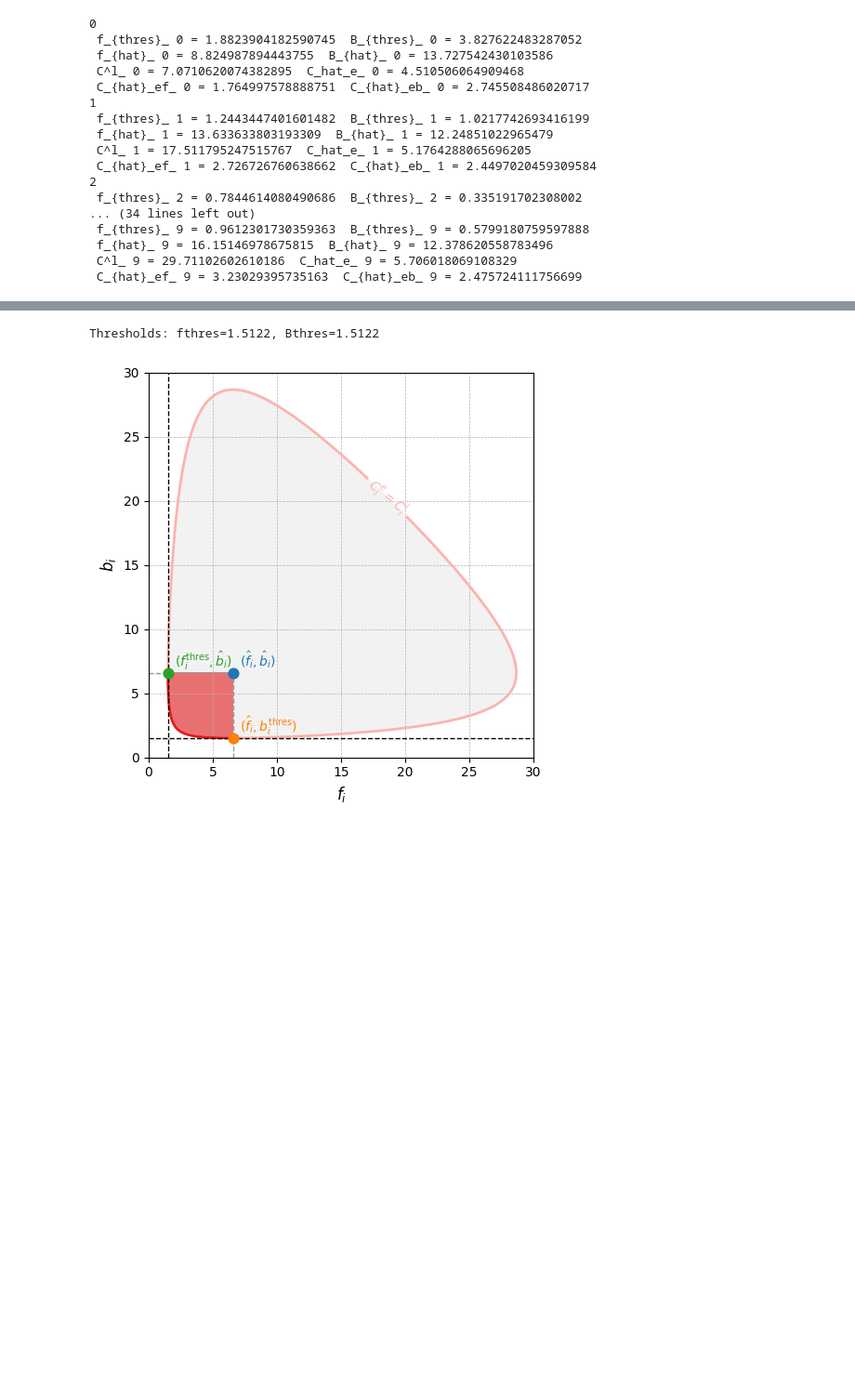
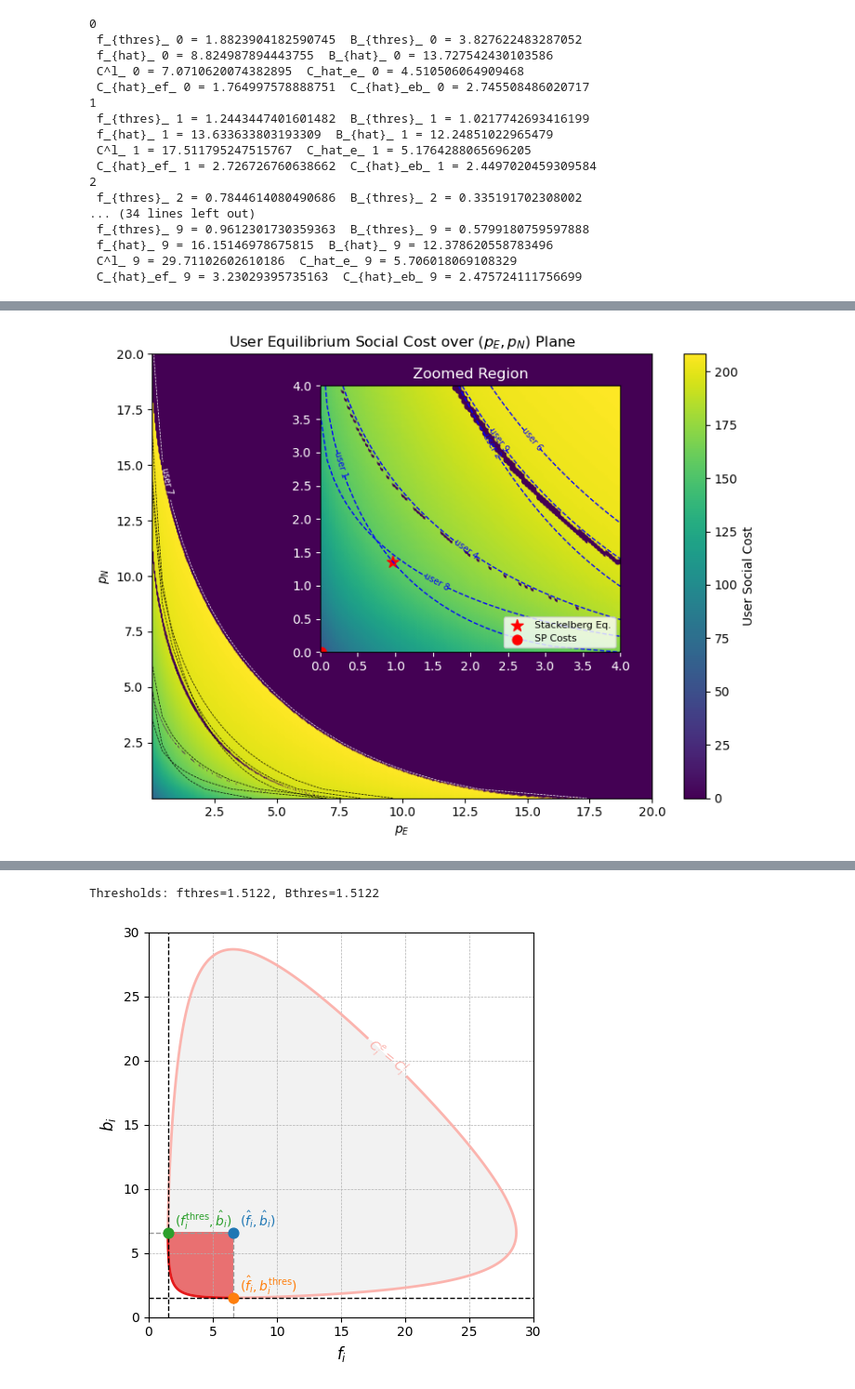
Before and after one commit to Barytes/MEC_Stackelberg_Project, a Jupyter notebook: notebooks/Figures.ipynb, the cells around one changed output, grey strips where cells are left out. Shown at 93% size. Saved outputs shown, nothing was run; the diff lists cells and outputs as text; code cells hidden in the pictures; blank space fills up the shorter version.

```diff
--- a/notebooks/Figures.ipynb
+++ b/notebooks/Figures.ipynb
@@ -63,0 +85,87 @@ for user in users:
+# %%
+"""
+ESP/NSP价格 vs 用户Social Cost
+"""
+from mpl_toolkits.axes_grid1.inset_locator import inset_axes
+
+# ======= 大图的数据准备 =======
+p_E_vals = np.array([r["p_E"] for r in results_or])
+p_N_vals = np.array([r["p_N"] for r in results_or])
+V_vals = np.array([r["social_cost"] for r in results_or])
+
+# ======= 小图数据准备 =======
+filtered_results = [r for r in results_or if 0 <= r["p_E"] <= 4 and 0 <= r["p_N"] <= 4]
+p_E_filtered = np.array([r["p_E"] for r in filtered_results])
+p_N_filtered = np.array([r["p_N"] for r in filtered_results])
+V_vals_filtered = np.array([r["social_cost"] for r in filtered_results])
+
+# ======= 主图（大图） =======
+fig, ax = plt.subplots(figsize=(8,6))
+sc = ax.scatter(p_E_vals, p_N_vals, c=V_vals, cmap="viridis", s=10)
+ax.set_xlabel("$p_E$")
+ax.set_ylabel("$p_N$")
+plt.title("User Equilibrium Social Cost over $(p_E, p_N)$ Plane")
+p_E_range = np.linspace(1e-3, 20, 50)
+p_N_range = np.linspace(1e-3, 20, 50)
+for user in users:
+    if user.user_id in [0,3,5]: continue
+    a, d, b, S, C_l = user.task.alpha, user.task.d, user.task.b, user.S_i, user.cost_local()
+    A_i = 2*np.sqrt(a*d)
+    B_i = 2*np.sqrt(a*b/S)
+
+    P_E, P_N = np.meshgrid(p_E_range, p_N_range)
+    constraint = A_i*np.sqrt(P_E) + B_i*np.sqrt(P_N)
+
+    # 绘制轮廓线 (等于C_l的线)
+    if user.user_id != 7:
+        CS = plt.contour(P_E, P_N, constraint, levels=[C_l], linewidths=0.5, colors='black',linestyles='dashed')
+    # plt.clabel(CS, inline=True, fontsize=5, fmt={C_l: f'user {user.user_id}'})
+
+    if user.user_id == 7:
+        CS = plt.contour(P_E, P_N, constraint, levels=[C_l], linewidths=0.5, colors='white',linestyles='dashed')
+        plt.clabel(CS, inline=True, fontsize=7,
+           fmt={C_l: f'user {user.user_id}'},
+           inline_spacing=5,
+           use_clabeltext=True,
+           rightside_up=True)
+
+# 添加 colorbar
+cbar = plt.colorbar(sc, ax=ax)
+cbar.set_label("User Social Cost")
+
+# ======= 插图（小图） =======
+inset_ax = inset_axes(ax, width="60%", height="60%", loc='upper right', borderpad=2.6)
+
+sc2 = inset_ax.scatter(p_E_filtered, p_N_filtered, c=V_vals_filtered, cmap="viridis", s=20)
+
+# 标注Stackelberg解与SP成本点
+inset_ax.scatter([pe_or], [pn_or], color='red', marker='*', s=100, label='Stackelberg Eq.')
+inset_ax.scatter([provider.c_E], [provider.c_N], color='red', marker='o', s=60, label='SP Costs')
+
+# 绘制用户的等效成本边界曲线
+p_E_range = np.linspace(1e-3, 4, 45)
+p_N_range = np.linspace(1e-3, 4, 45)
+P_E, P_N = np.meshgrid(p_E_range, p_N_range)
+for user in users:
+    if user.user_id in [0,3,5]: continue
+    a, d, b, S, C_l = user.task.alpha, user.task.d, user.task.b, user.S_i, user.cost_local()
+    A_i = 2*np.sqrt(a*d)
+    B_i = 2*np.sqrt(a*b/S)
+    constraint = A_i*np.sqrt(P_E) + B_i*np.sqrt(P_N)
+    if user.user_id == 2:
+        CS = inset_ax.contour(P_E, P_N, constraint, levels=[C_l], linewidths=1, colors='blue', linestyles='dashed')
+        inset_ax.clabel(CS, inline=True, fontsize=7, fmt={C_l: f'user {user.user_id}'})
+    else:
+        CS = inset_ax.contour(P_E, P_N, constraint, levels=[C_l], linewidths=1, colors='blue', linestyles='dashed')
+        inset_ax.clabel(CS, inline=True, fontsize=7, fmt={C_l: f'user {user.user_id}'})
+
+inset_ax.set_xlim(0, 4)
+inset_ax.set_ylim(0, 4)
+inset_ax.tick_params(axis='both', colors='white')
+inset_ax.set_title("Zoomed Region", color='white')
+inset_ax.legend(fontsize=8, loc='lower right')
+
+plt.tight_layout()
+plt.show()
+# %% [output]
+[figure, added]
```
Also changed, not shown: parts of 8 cells of this notebook, 19 other files.
